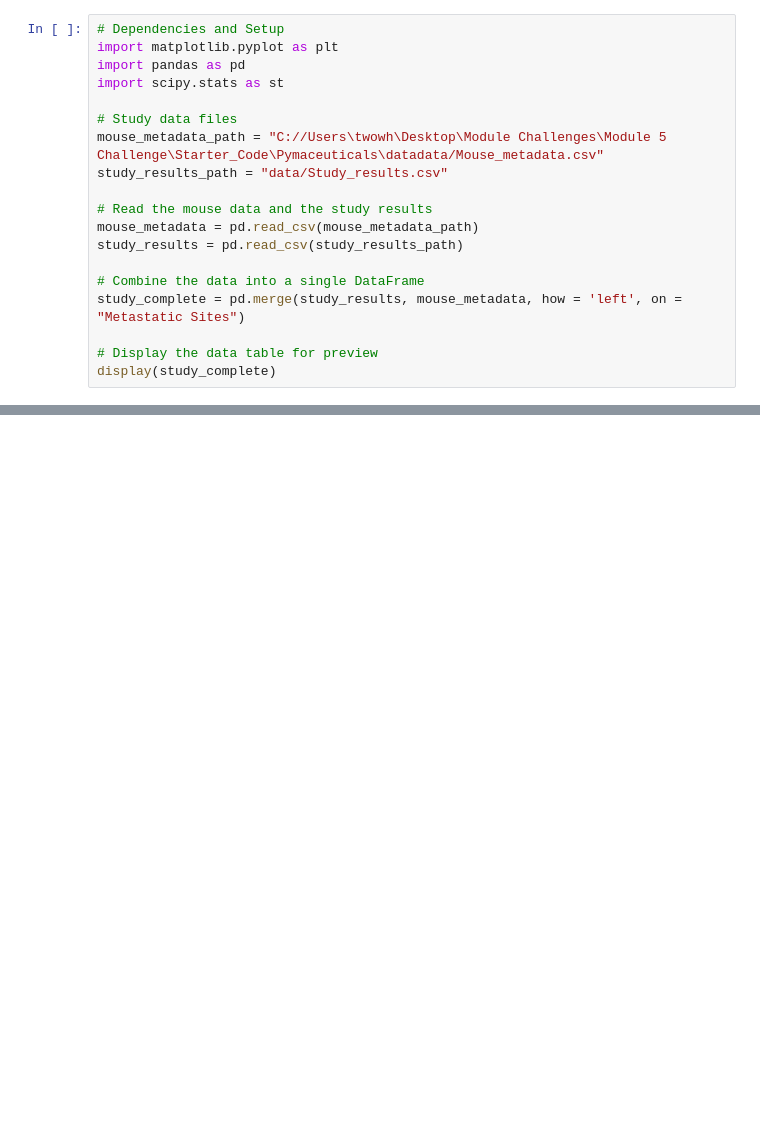
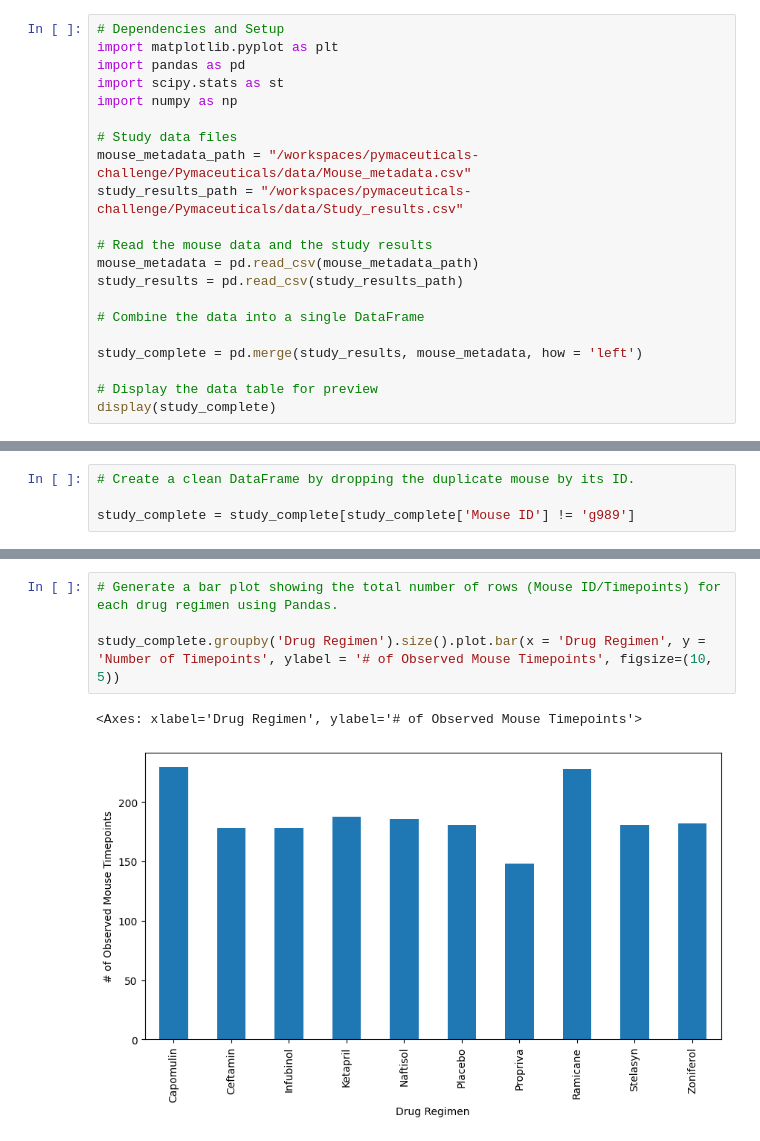
Before and after one commit to kingchloe2019/pymaceuticals-challenge, a Jupyter notebook: Pymaceuticals/pymaceuticals.ipynb, the cells around one changed output, grey strips where cells are left out. Cells and saved outputs as stored; diff of their text form; blank space fills up the shorter version.

```diff
--- a/Pymaceuticals/pymaceuticals.ipynb
+++ b/Pymaceuticals/pymaceuticals.ipynb
@@ -3,17 +3,19 @@
 import matplotlib.pyplot as plt
 import pandas as pd
 import scipy.stats as st
+import numpy as np
 
 # Study data files
-mouse_metadata_path = "C://Users\twowh\Desktop\Module Challenges\Module 5 Challenge\Starter_Code\Pymaceuticals\datadata/Mouse_metadata.csv"
-study_results_path = "data/Study_results.csv"
+mouse_metadata_path = "/workspaces/pymaceuticals-challenge/Pymaceuticals/data/Mouse_metadata.csv"
+study_results_path = "/workspaces/pymaceuticals-challenge/Pymaceuticals/data/Study_results.csv"
 
 # Read the mouse data and the study results
 mouse_metadata = pd.read_csv(mouse_metadata_path)
 study_results = pd.read_csv(study_results_path)
 
 # Combine the data into a single DataFrame
-study_complete = pd.merge(study_results, mouse_metadata, how = 'left', on = "Metastatic Sites")
+
+study_complete = pd.merge(study_results, mouse_metadata, how = 'left')
 
 # Display the data table for preview
 display(study_complete)
@@ -21,0 +56,4 @@ KeyError: 'Metastatic Sites'
+# %%
+# Create a clean DataFrame by dropping the duplicate mouse by its ID.
+
+study_complete = study_complete[study_complete['Mouse ID'] != 'g989']
@@ -21,0 +103,7 @@ KeyError: 'Metastatic Sites'
+# %%
+# Generate a bar plot showing the total number of rows (Mouse ID/Timepoints) for each drug regimen using Pandas.
+
+study_complete.groupby('Drug Regimen').size().plot.bar(x = 'Drug Regimen', y = 'Number of Timepoints', ylabel = '# of Observed Mouse Timepoints', figsize=(10, 5))
+# %% [output]
+<Axes: xlabel='Drug Regimen', ylabel='# of Observed Mouse Timepoints'>
+[figure, added]
```
Also changed, not shown: parts of 15 cells of this notebook.
